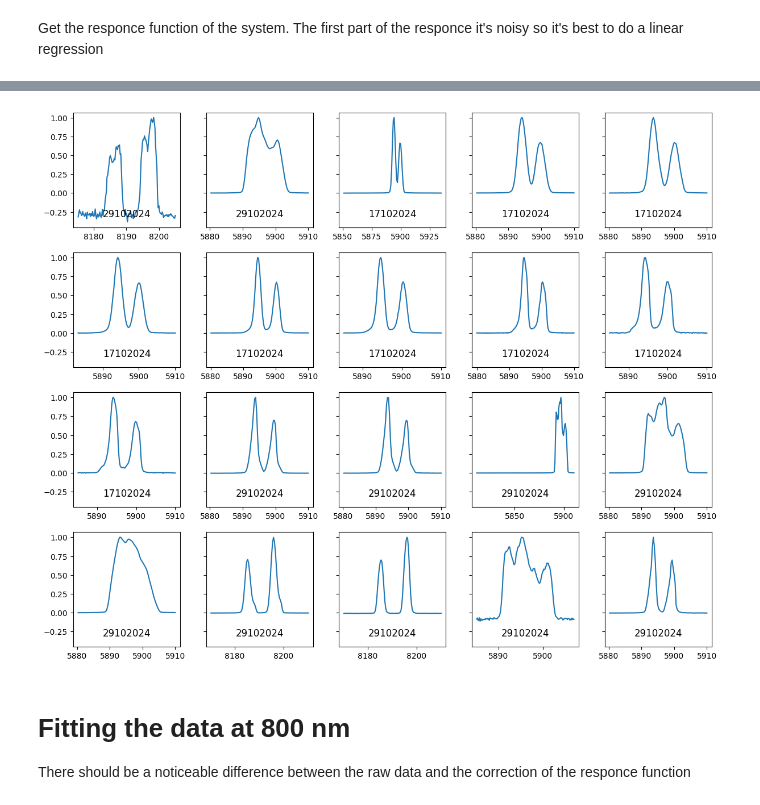
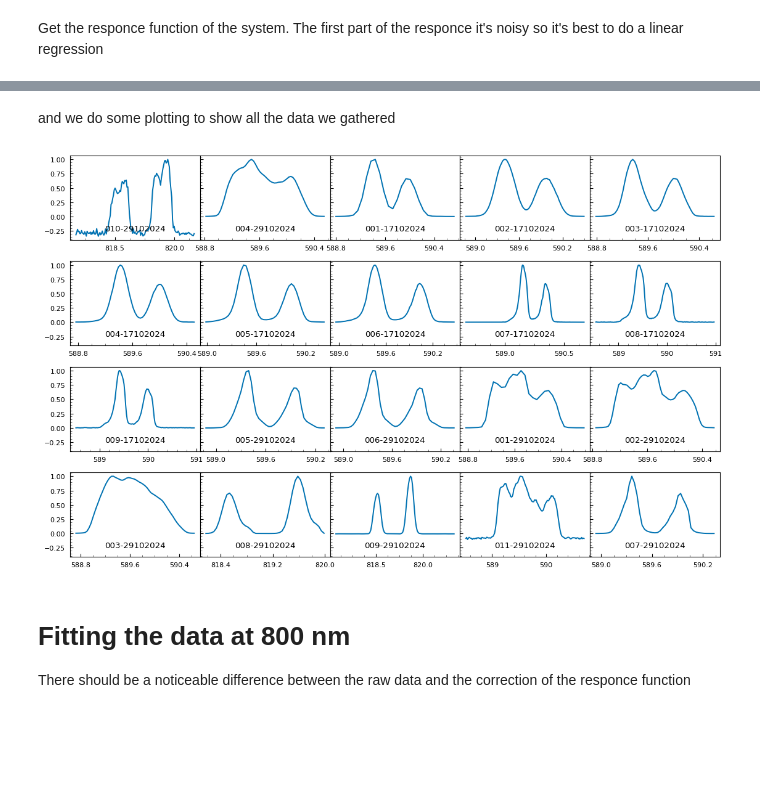
Before and after one commit to zar-hub/Lab_Materia_Condensata, a Jupyter notebook: Lab_Report.ipynb, the cells around one changed output, grey strips where cells are left out. Drawn from its saved outputs; the diff is of its cells as text; code cells hidden in the pictures; blank space fills up the shorter version.

```diff
--- a/Lab_Report.ipynb
+++ b/Lab_Report.ipynb
@@ -143,10 +194,9 @@ _ = axs[1].set(xlabel=r'wavelenght $[nm]$')
 # %%
-from importlib import reload
-reload(utils)
+Na_files = utils.getFiles(IN_PATHS['na_dir'])
+Na_df = pd.DataFrame([utils.file_to_series(file) for file in Na_files])
 
-Na_files = utils.getFiles('Raw_Data\\Na_Spectrum')
-Na_files = utils.getFiles('Raw_Data\\Na_Spectrum')
-Na_df = pd.DataFrame([utils.file_to_series(file) for file in Na_files], )
+# convert angstroms to nanometers
+Na_df['wl'] = Na_df['wl'] / 10
 Na_df.head()
 # %% [output]
 |  | type | date | id | interval | wl | mean | std | meta |
@@ -158,24 +208,47 @@ Na_df.head()
+# %% [markdown]
+and we do some plotting to show all the data we gathered
 # %%
-# plot all the data
-fig, axs = plt.subplots(4, 5, figsize=(12, 10), sharey=True)
-fig.subplots_adjust(wspace=0.10, right=0.95,
-                    hspace=0.45, top=0.95)
-fig.tight_layout()
+from matplotlib import ticker
+with plt.style.context(['seaborn-v0_8-colorblind', 'seaborn-v0_8-paper']):
+    fig, axs = plt.subplots(4, 5, figsize=FIG_SIZE * 1.8, sharey=True)
 
-groups = Na_df.groupby('meta')
-for i, [name, group] in enumerate(groups):
-    ax = axs.flatten()[i]
+    # I dont't remeber why I did this but it works
+    # good enough for me to not touch it
+    groups = Na_df.groupby('meta')
+    for i, [name, group] in enumerate(groups):
+        ax = axs.flatten()[i]
+        # The data encapsulation is sooooo bad :*(
+        # next time I should use a better data structure
+        mean = group.get('mean').values[0]
+        wl = group.get('wl').values[0]
 
-    # The data encapsulation is sooooo bad :*(
-    mean = group.get('mean').values[0]
-    wl = group.get('wl').values[0]
 
-    # normalize the data
-    mean = mean / mean.max()
-    ax.plot(wl, mean)
-    ax.set_title(f'{group.get("date").values[0]}', y = 0.05)
+        # normalize the data to show it more clearly
+        mean = mean / mean.max()
+
+        # keep only the relevant data
+        mask = mean > mean.min() + 4e-3
+        mean = mean[mask]
+        wl = wl[mask]
+
+        ax.plot(wl, mean)
+        date = group.get('date').values[0]
+        the_id = group.get('id').values[0]
+        ax.set_title(f'{the_id}-{date}', y = 0.05)
+
+    for ax in axs.flatten():
+        fmtax(ax, label=False)
+        ax.xaxis.set_major_locator(
+            ticker.MaxNLocator(nbins= 3, prune='both'))
+
+    # adjoust the layout and save
+    fig.tight_layout()
+    fig.subplots_adjust(wspace=0, right=0.95,
+                        hspace=0.25, top=0.95)
+    plt.show()
+    savefig(fig, fig_name = 'na_spectrum_overview')
 # %% [output]
-[figure, old version]
+[figure, new version]
 # %% [markdown]
 # Fitting the data at 800 nm
 There should be a noticeable difference between the raw data and the correction of the responce function
```
Also changed, not shown: parts of 13 cells of this notebook, 7 other files.
